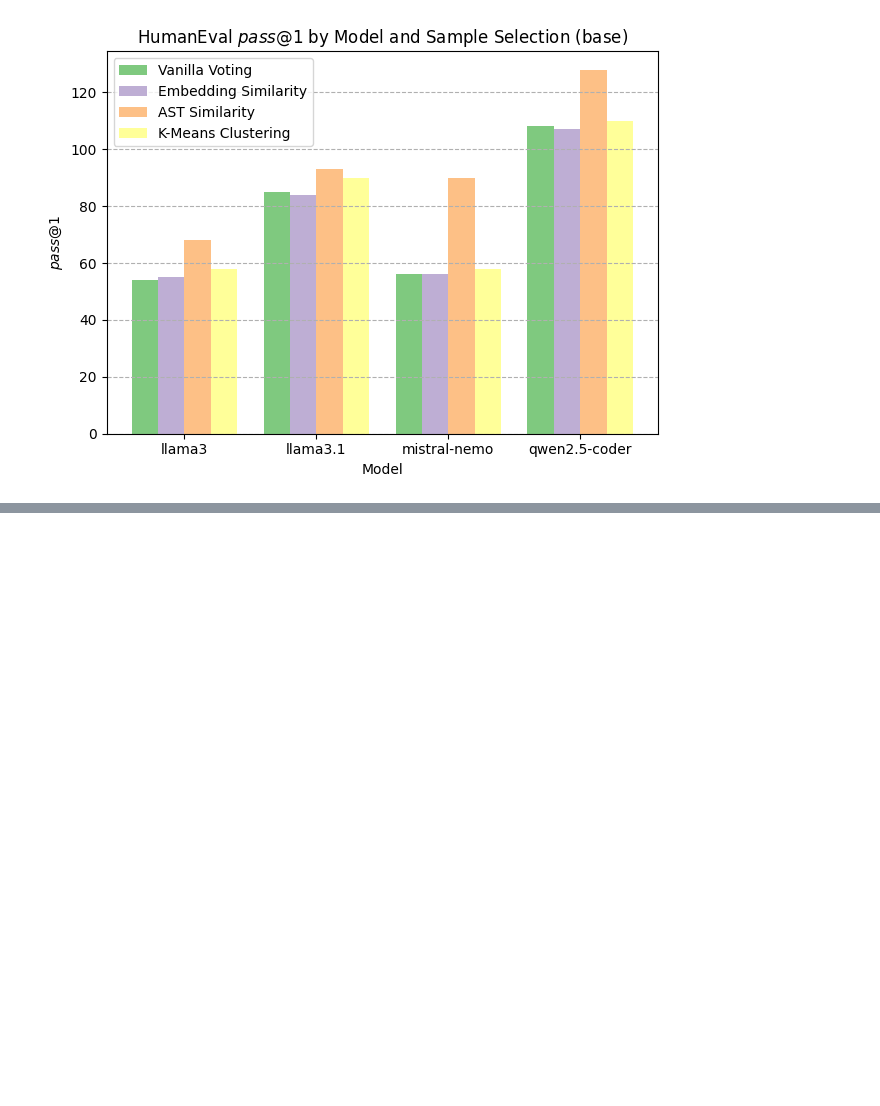
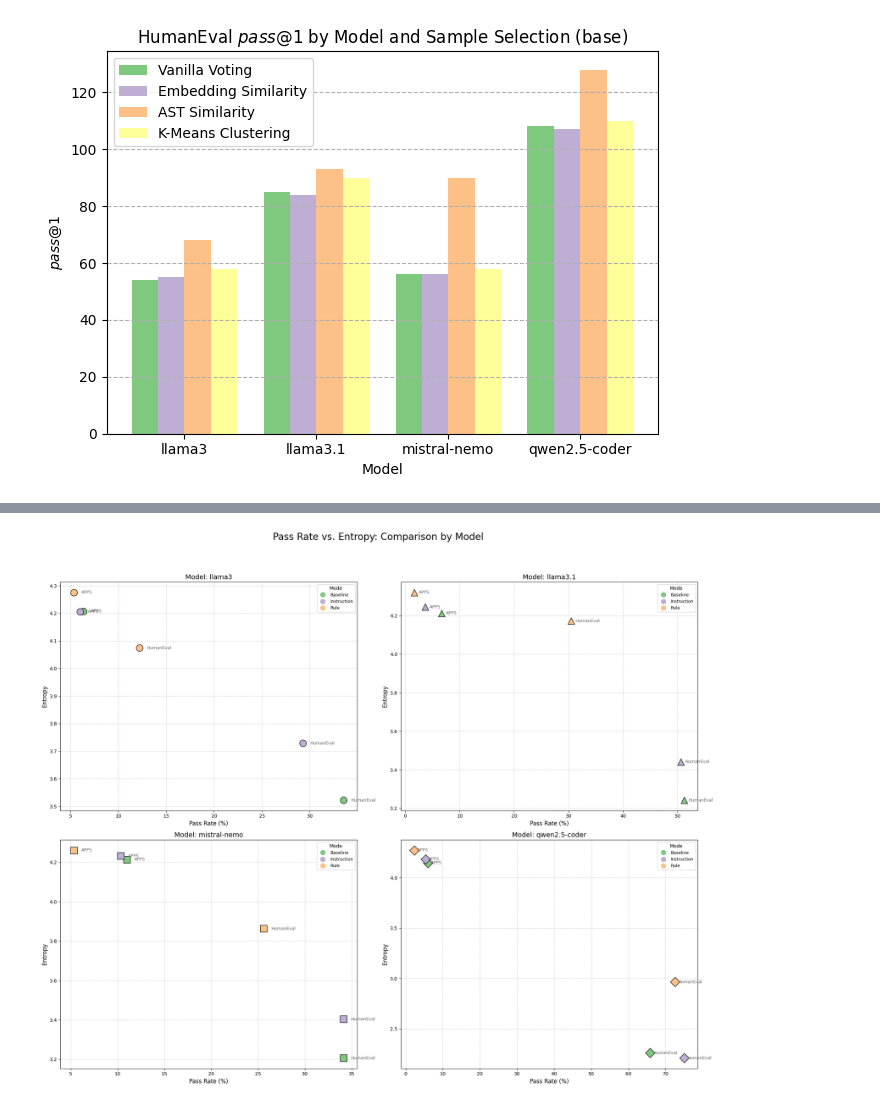
Before and after one commit to HyunjoonCho/mvce, a Jupyter notebook: visualize.ipynb, the cells around one changed output, grey strips where cells are left out. Saved outputs shown, nothing was run; the diff lists cells and outputs as text; code cells hidden in the pictures; blank space fills up the shorter version.

```diff
--- a/visualize.ipynb
+++ b/visualize.ipynb
@@ -348,0 +559,4 @@ load_and_visualize_sample_selection(benchmark, models, technique_wise_results, p
+# %%
+plot_by_model_subplots(responses_df)
+# %% [output]
+[figure, added]
```
Also changed, not shown: parts of 7 cells of this notebook, 4 other files.
